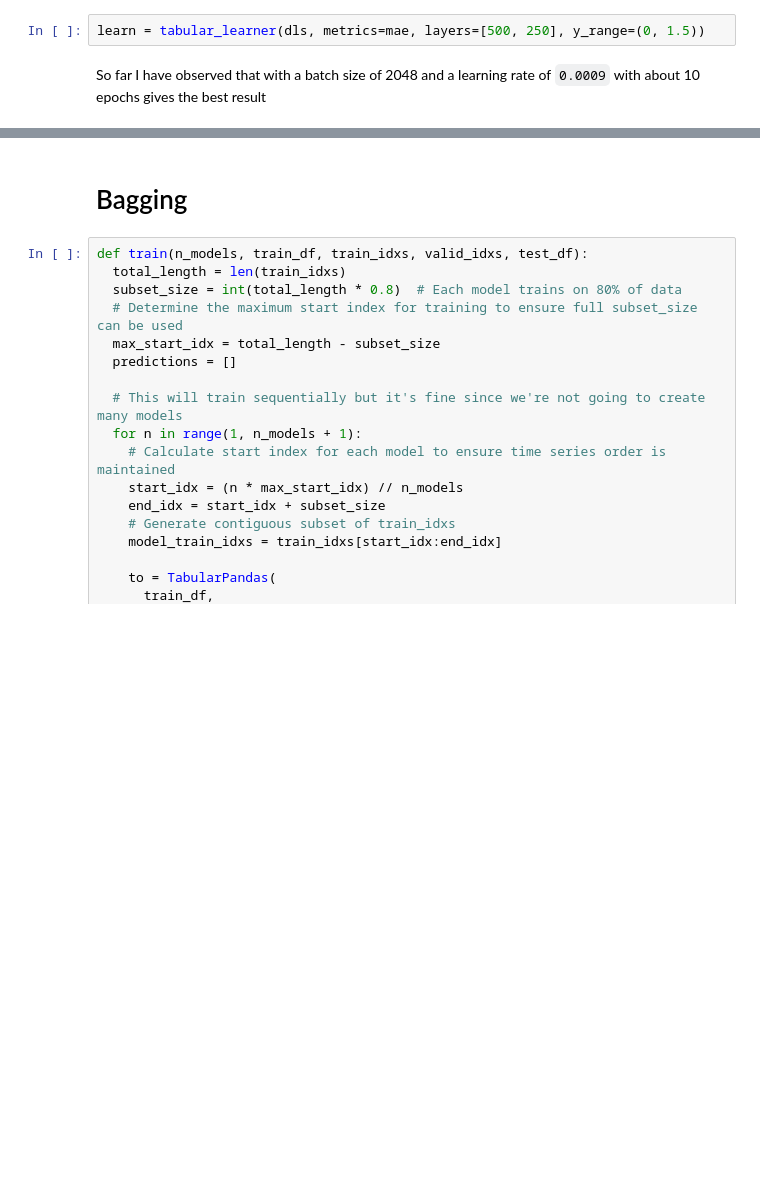
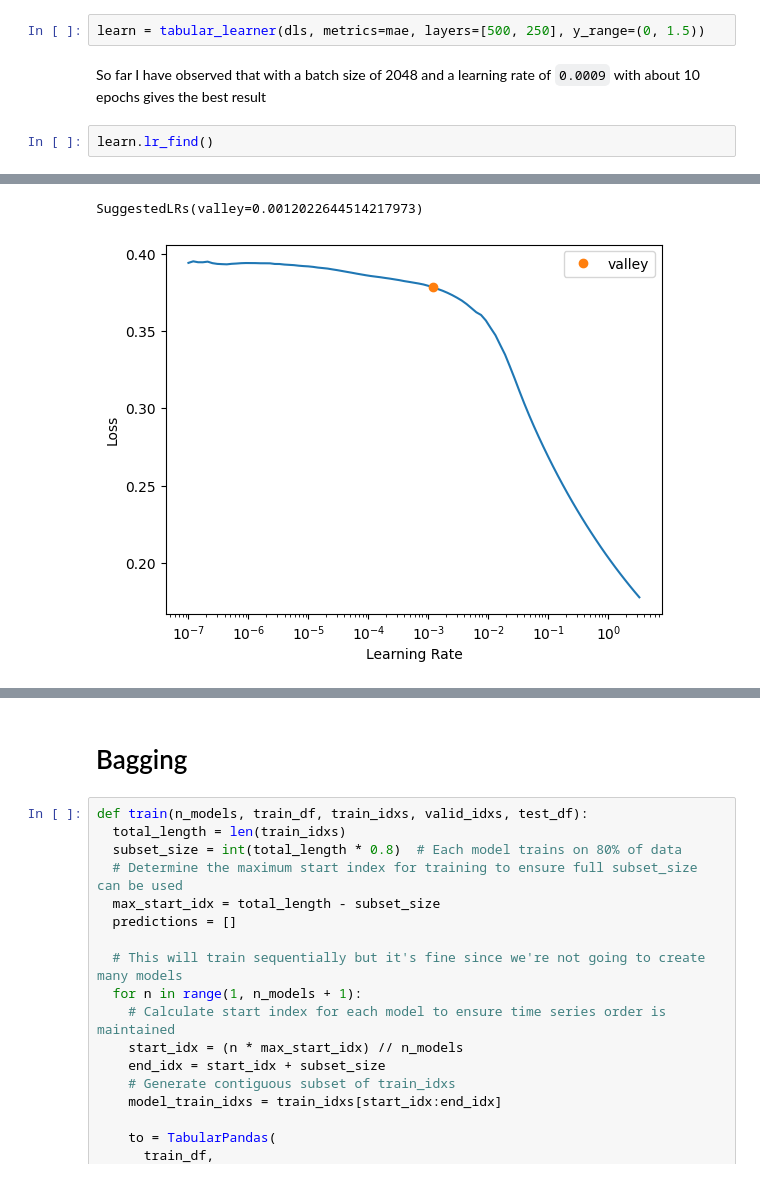
Before and after one commit to Magellol/montreal-aqi-predictions, a Jupyter notebook: index.ipynb, the cells around one changed output, grey strips where cells are left out. Saved outputs shown, nothing was run; the diff lists cells and outputs as text; blank space fills up the shorter version.

```diff
--- a/index.ipynb
+++ b/index.ipynb
@@ -345,3 +343,6 @@ dls.show_batch()
 learn = tabular_learner(dls, metrics=mae, layers=[500, 250], y_range=(0, 1.5))
 # %% [markdown]
 So far I have observed that with a batch size of 2048 and a learning rate of `0.0009` with about 10 epochs gives the best result
+# %%
+learn.lr_find()
+# %% [output]
@@ -348 +350,3 @@ So far I have observed that with a batch size of 2048 and a learning rate of `0.
+SuggestedLRs(valley=0.0012022644514217973)
+[figure, added]
 # %%
```
Also changed, not shown: parts of 7 cells of this notebook.
